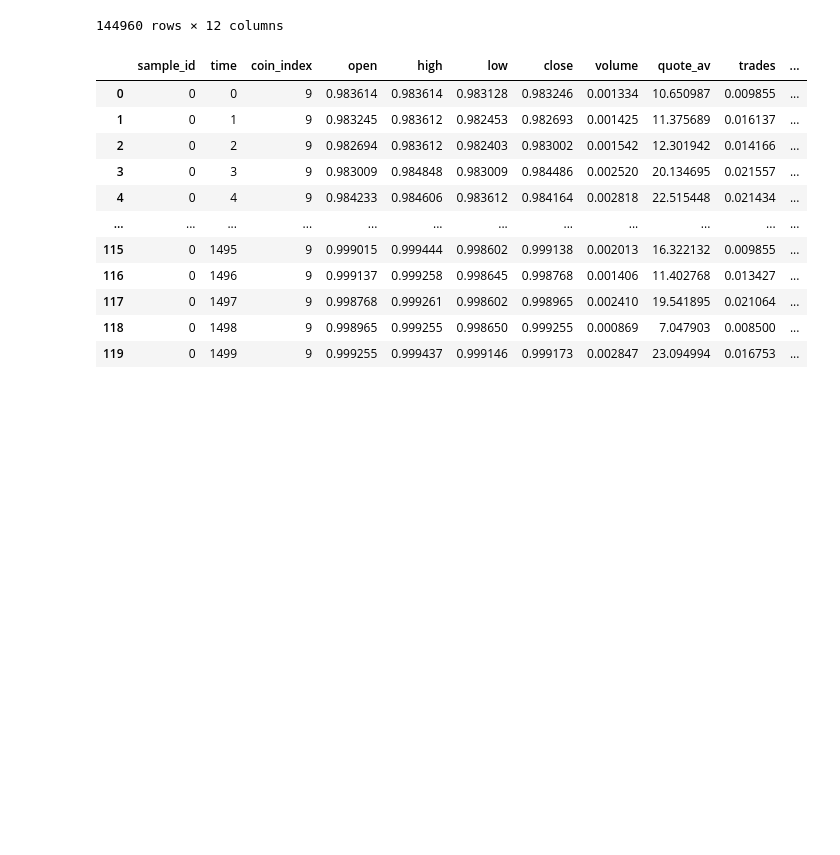
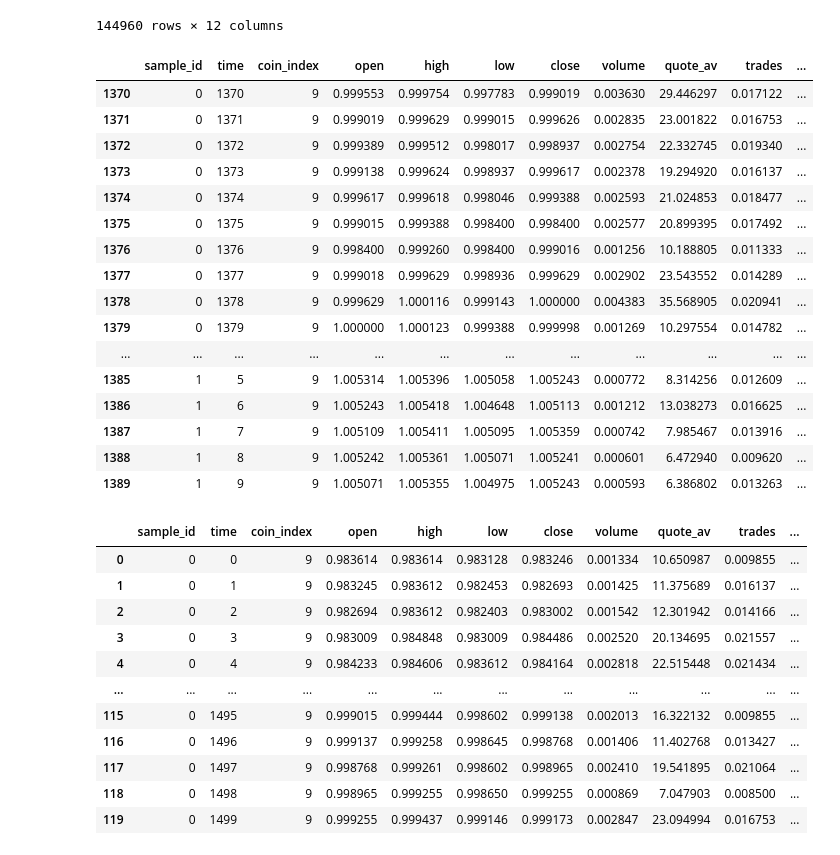
Before and after one commit to Jeongseup/DACON_BitcoinTrader, a Jupyter notebook: RNN_modeling.ipynb, the cells around one changed output. Drawn from its saved outputs; the diff is of its cells as text; code cells hidden in the pictures; blank space fills up the shorter version.

```diff
--- a/RNN_modeling.ipynb
+++ b/RNN_modeling.ipynb
@@ -109,6 +109,26 @@ coin_9_y_df
 144960 rows × 12 columns
 # %%
 merged_df = pd.concat([coin_9_x_df, coin_9_y_df])
+# %%
+merged_df.iloc[1370:1390,:]
+# %% [output]
+|  | sample_id | time | coin_index | open | high | low | close | volume | quote_av | trades | ... |
+| 1370 | 0 | 1370 | 9 | 0.999553 | 0.999754 | 0.997783 | 0.999019 | 0.003630 | 29.446297 | 0.017122 | ... |
+| 1371 | 0 | 1371 | 9 | 0.999019 | 0.999629 | 0.999015 | 0.999626 | 0.002835 | 23.001822 | 0.016753 | ... |
+| 1372 | 0 | 1372 | 9 | 0.999389 | 0.999512 | 0.998017 | 0.998937 | 0.002754 | 22.332745 | 0.019340 | ... |
+| 1373 | 0 | 1373 | 9 | 0.999138 | 0.999624 | 0.998937 | 0.999617 | 0.002378 | 19.294920 | 0.016137 | ... |
+| 1374 | 0 | 1374 | 9 | 0.999617 | 0.999618 | 0.998046 | 0.999388 | 0.002593 | 21.024853 | 0.018477 | ... |
+| 1375 | 0 | 1375 | 9 | 0.999015 | 0.999388 | 0.998400 | 0.998400 | 0.002577 | 20.899395 | 0.017492 | ... |
+| 1376 | 0 | 1376 | 9 | 0.998400 | 0.999260 | 0.998400 | 0.999016 | 0.001256 | 10.188805 | 0.011333 | ... |
+| 1377 | 0 | 1377 | 9 | 0.999018 | 0.999629 | 0.998936 | 0.999629 | 0.002902 | 23.543552 | 0.014289 | ... |
+| 1378 | 0 | 1378 | 9 | 0.999629 | 1.000116 | 0.999143 | 1.000000 | 0.004383 | 35.568905 | 0.020941 | ... |
+| 1379 | 0 | 1379 | 9 | 1.000000 | 1.000123 | 0.999388 | 0.999998 | 0.001269 | 10.297554 | 0.014782 | ... |
+| ... | ... | ... | ... | ... | ... | ... | ... | ... | ... | ... | ... |
+| 1385 | 1 | 5 | 9 | 1.005314 | 1.005396 | 1.005058 | 1.005243 | 0.000772 | 8.314256 | 0.012609 | ... |
+| 1386 | 1 | 6 | 9 | 1.005243 | 1.005418 | 1.004648 | 1.005113 | 0.001212 | 13.038273 | 0.016625 | ... |
+| 1387 | 1 | 7 | 9 | 1.005109 | 1.005411 | 1.005095 | 1.005359 | 0.000742 | 7.985467 | 0.013916 | ... |
+| 1388 | 1 | 8 | 9 | 1.005242 | 1.005361 | 1.005071 | 1.005241 | 0.000601 | 6.472940 | 0.009620 | ... |
+| 1389 | 1 | 9 | 9 | 1.005071 | 1.005355 | 1.004975 | 1.005243 | 0.000593 | 6.386802 | 0.013263 | ... |
 # %%
 merged_df[merged_df['sample_id'] == 0]
 # %% [output]
```
Also changed, not shown: parts of 14 cells of this notebook.
